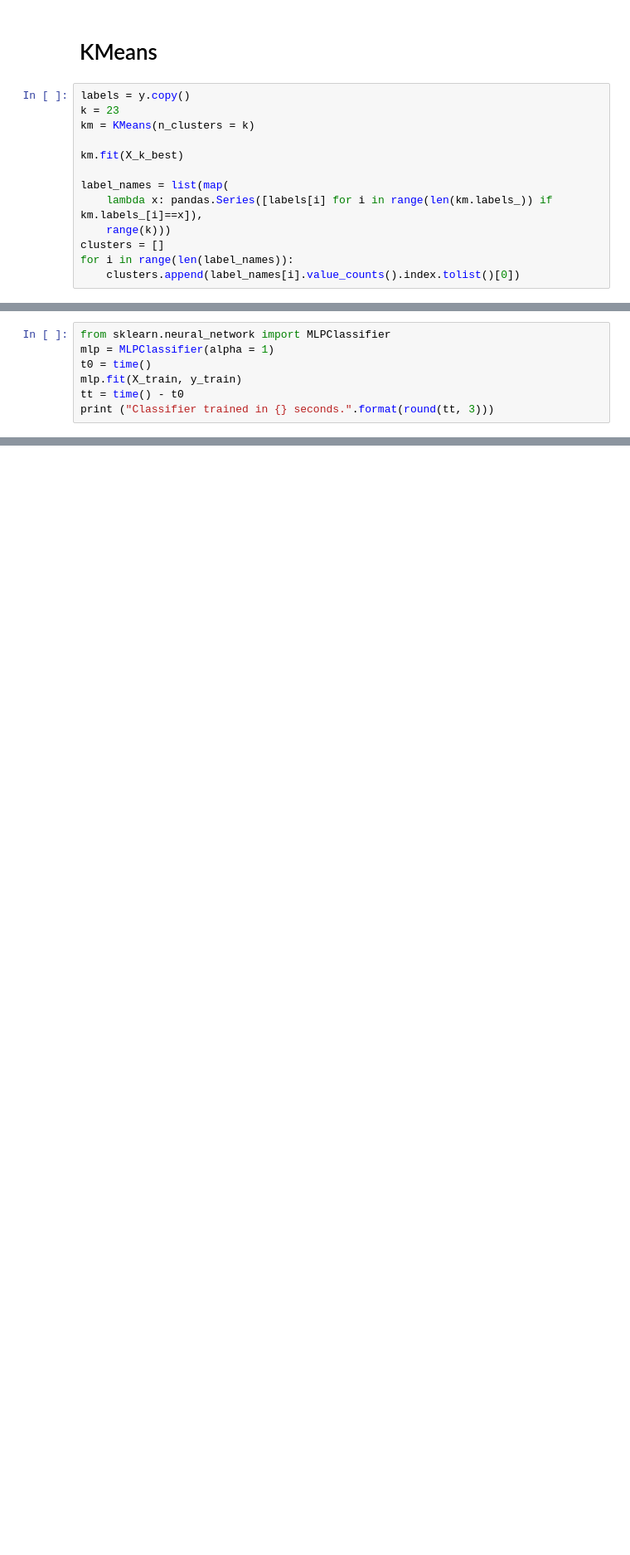
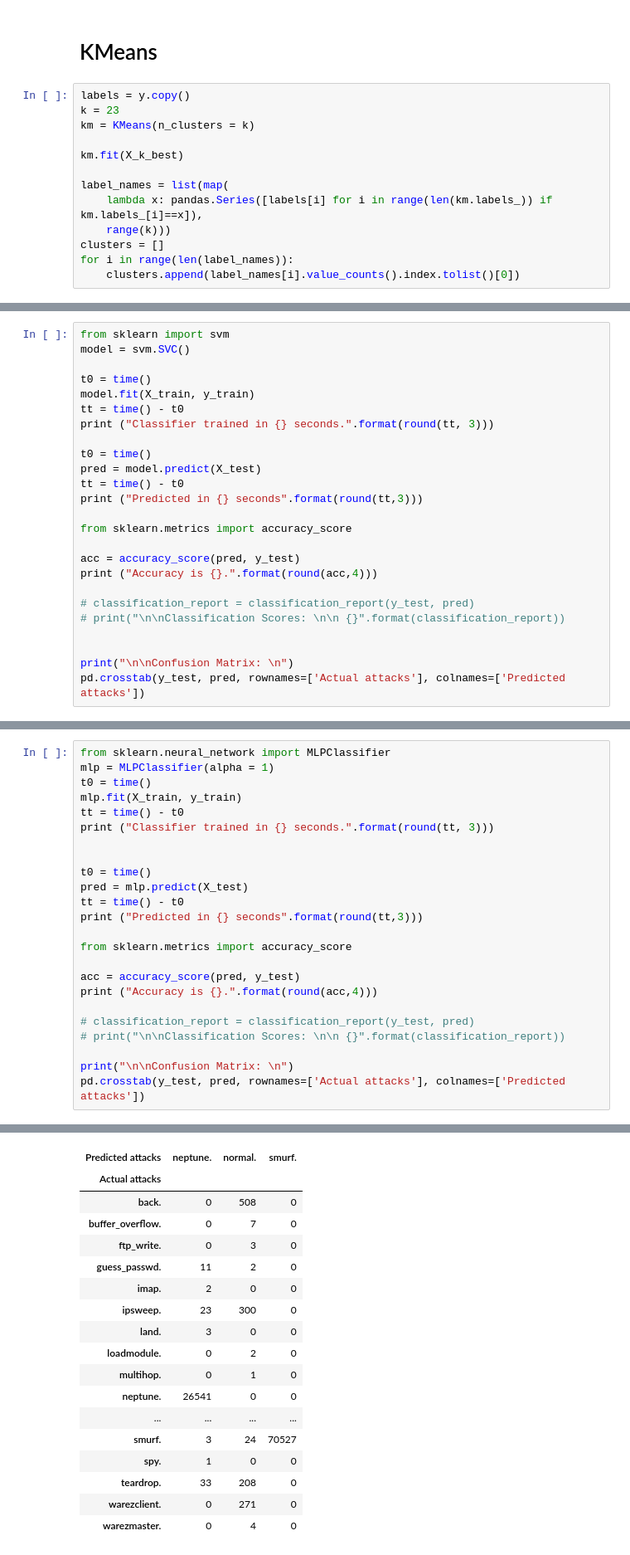
Before and after one commit to rohanvgori/CS6220_Final_Project, a Jupyter notebook: Final_project.ipynb, the cells around one changed output, grey strips where cells are left out. Shown at 83% size. Drawn from its saved outputs; the diff is of its cells as text; blank space fills up the shorter version.

```diff
--- a/Final_project.ipynb
+++ b/Final_project.ipynb
@@ -291,0 +271,25 @@ print("\n Test Accuracy  = " + str(te_acc))
+# %%
+from sklearn import svm
+model = svm.SVC()
+
+t0 = time()
+model.fit(X_train, y_train)
+tt = time() - t0
+print ("Classifier trained in {} seconds.".format(round(tt, 3)))
+
+t0 = time()
+pred = model.predict(X_test)
+tt = time() - t0
+print ("Predicted in {} seconds".format(round(tt,3)))
+
+from sklearn.metrics import accuracy_score
+
+acc = accuracy_score(pred, y_test)
+print ("Accuracy is {}.".format(round(acc,4)))
+
+# classification_report = classification_report(y_test, pred)
+# print("\n\nClassification Scores: \n\n {}".format(classification_report))
+
+
+print("\n\nConfusion Matrix: \n")
+pd.crosstab(y_test, pred, rownames=['Actual attacks'], colnames=['Predicted attacks'])
@@ -296,4 +380,21 @@ t0 = time()
 mlp.fit(X_train, y_train)
 tt = time() - t0
 print ("Classifier trained in {} seconds.".format(round(tt, 3)))
+
+
+t0 = time()
+pred = mlp.predict(X_test)
+tt = time() - t0
+print ("Predicted in {} seconds".format(round(tt,3)))
+
+from sklearn.metrics import accuracy_score
+
+acc = accuracy_score(pred, y_test)
+print ("Accuracy is {}.".format(round(acc,4)))
+
+# classification_report = classification_report(y_test, pred)
+# print("\n\nClassification Scores: \n\n {}".format(classification_report))
+
+print("\n\nConfusion Matrix: \n")
+pd.crosstab(y_test, pred, rownames=['Actual attacks'], colnames=['Predicted attacks'])
 # %% [output]
@@ -300,0 +407,18 @@ Classifier trained in 34.084 seconds.
+| Predicted attacks | neptune. | normal. | smurf. |
+| Actual attacks |  |  |  |
+| back. | 0 | 508 | 0 |
+| buffer_overflow. | 0 | 7 | 0 |
+| ftp_write. | 0 | 3 | 0 |
+| guess_passwd. | 11 | 2 | 0 |
+| imap. | 2 | 0 | 0 |
+| ipsweep. | 23 | 300 | 0 |
+| land. | 3 | 0 | 0 |
+| loadmodule. | 0 | 2 | 0 |
+| multihop. | 0 | 1 | 0 |
+| neptune. | 26541 | 0 | 0 |
+| ... | ... | ... | ... |
+| smurf. | 3 | 24 | 70527 |
+| spy. | 1 | 0 | 0 |
+| teardrop. | 33 | 208 | 0 |
+| warezclient. | 0 | 271 | 0 |
+| warezmaster. | 0 | 4 | 0 |
```
Also changed, not shown: parts of 11 cells of this notebook.
